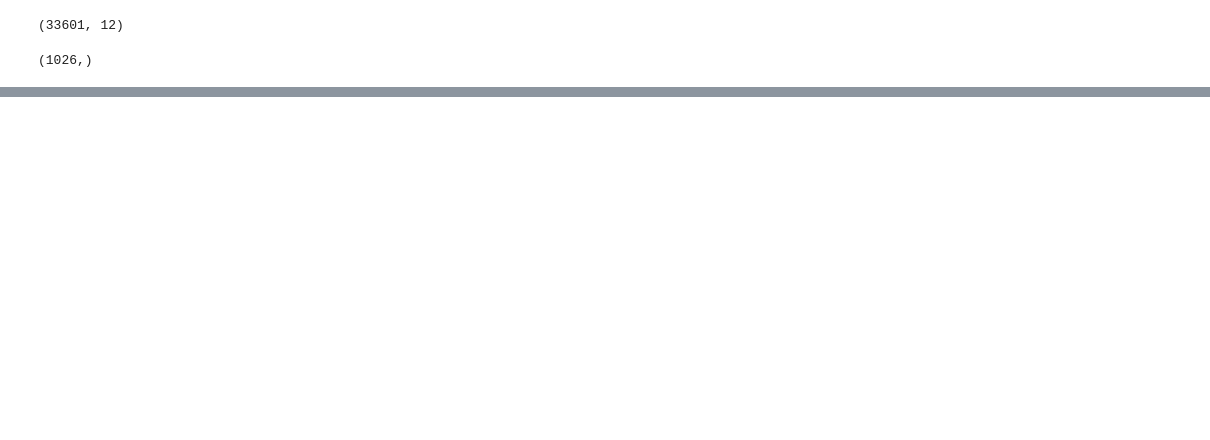
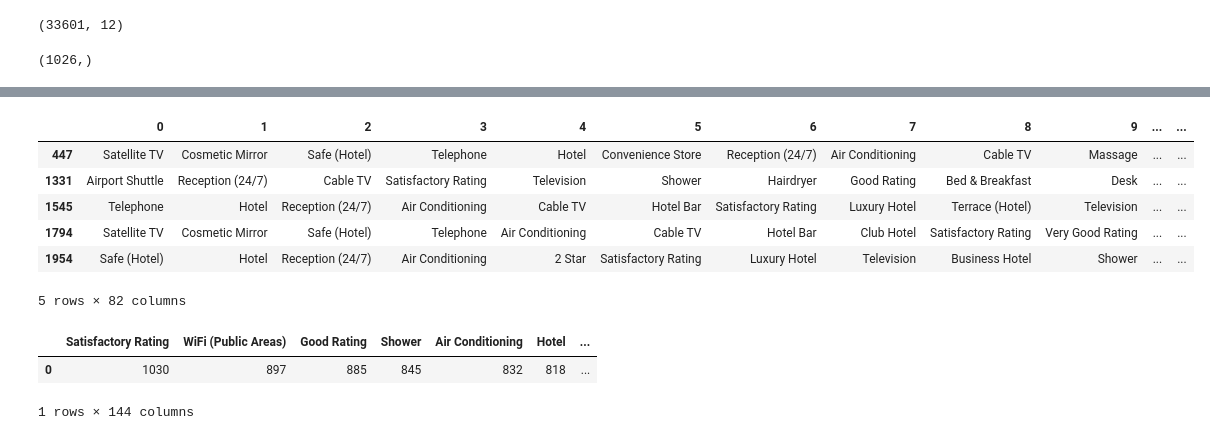
Before and after one commit to sooah/trivago_RecSys_Challenge_2019, a Jupyter notebook: ppt_test.ipynb, the cells around one changed output, grey strips where cells are left out. Saved outputs shown, nothing was run; the diff lists cells and outputs as text; code cells hidden in the pictures; blank space fills up the shorter version.

```diff
--- a/ppt_test.ipynb
+++ b/ppt_test.ipynb
@@ -33,0 +74,3 @@ pd.DataFrame(a.reference.unique()).to_csv(path_or_buf = os.path.abspath('korea_r
+# %%
+landmark_imp = landmark_imp[~landmark_imp["landmark_imp_uniq"].isnull()]
+landmark_imp
@@ -33,0 +96,2 @@ pd.DataFrame(a.reference.unique()).to_csv(path_or_buf = os.path.abspath('korea_r
+# %%
+landmark_imp_list = pd.DataFrame(landmark_imp.landmark_imp_uniq)
@@ -33,0 +119,18 @@ pd.DataFrame(a.reference.unique()).to_csv(path_or_buf = os.path.abspath('korea_r
+# %%
+meta = pd.read_csv("item_metadata.csv")
+item = pd.DataFrame(meta.item_id)
+imp_exist = landmark_imp_list[landmark_imp_list["landmark_imp_uniq"].isin(item.item_id)]
+# %%
+pro_imp = meta[meta["item_id"].isin(imp_exist.landmark_imp_uniq)]
+# %%
+pro_imp_split = pro_imp.properties.str.split('|')
+pro_imp_split_ = pro_imp_split.apply(lambda x : pd.Series(x))
+pro_imp_split_.head()
+# %% [output]
+|  | 0 | 1 | 2 | 3 | 4 | 5 | 6 | 7 | 8 | 9 | ... | ... |
+| 447 | Satellite TV | Cosmetic Mirror | Safe (Hotel) | Telephone | Hotel | Convenience Store | Reception (24/7) | Air Conditioning | Cable TV | Massage | ... | ... |
+| 1331 | Airport Shuttle | Reception (24/7) | Cable TV | Satisfactory Rating | Television | Shower | Hairdryer | Good Rating | Bed & Breakfast | Desk | ... | ... |
+| 1545 | Telephone | Hotel | Reception (24/7) | Air Conditioning | Cable TV | Hotel Bar | Satisfactory Rating | Luxury Hotel | Terrace (Hotel) | Television | ... | ... |
+| 1794 | Satellite TV | Cosmetic Mirror | Safe (Hotel) | Telephone | Air Conditioning | Cable TV | Hotel Bar | Club Hotel | Satisfactory Rating | Very Good Rating | ... | ... |
+| 1954 | Safe (Hotel) | Hotel | Reception (24/7) | Air Conditioning | 2 Star | Satisfactory Rating | Luxury Hotel | Television | Business Hotel | Shower | ... | ... |
+5 rows × 82 columns
@@ -33,0 +143,6 @@ pd.DataFrame(a.reference.unique()).to_csv(path_or_buf = os.path.abspath('korea_r
+# %%
+property_sum
+# %% [output]
+|  | Satisfactory Rating | WiFi (Public Areas) | Good Rating | Shower | Air Conditioning | Hotel | ... |
+| 0 | 1030 | 897 | 885 | 845 | 832 | 818 | ... |
+1 rows × 144 columns
```
Also changed, not shown: parts of 12 cells of this notebook.
